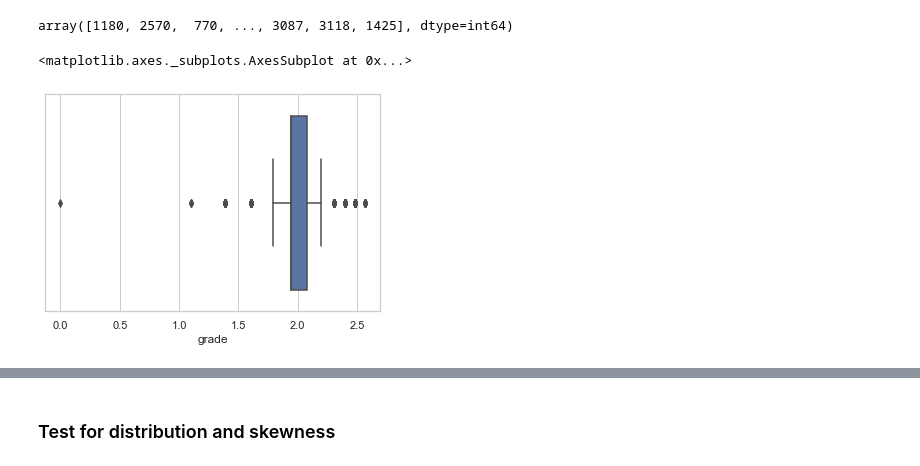
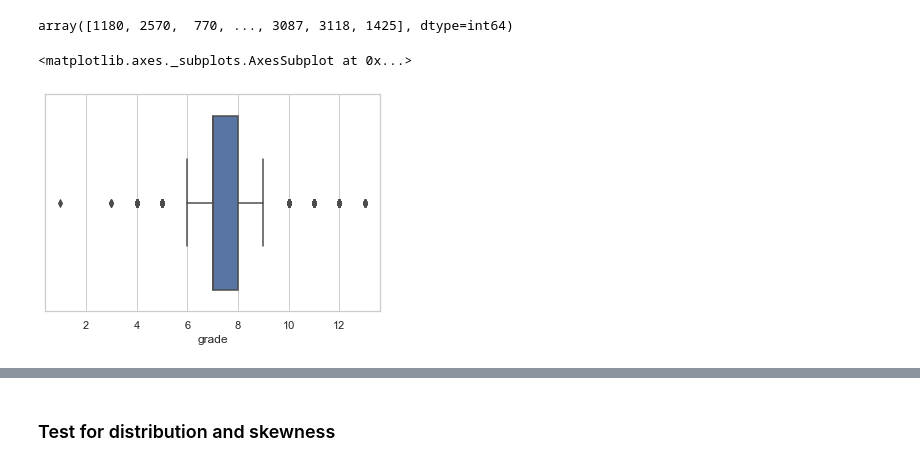
Before and after one commit to DennisNgugi/kc-house-prediction, a Jupyter notebook: KC house data.ipynb, the cells around one changed output, grey strips where cells are left out. Cells and saved outputs as stored; diff of their text form; code cells hidden in the pictures.

```diff
--- a/KC house data.ipynb
+++ b/KC house data.ipynb
@@ -178,7 +188,7 @@ df3.sqft_living.unique()
 # %% [output]
 array([1180, 2570,  770, ..., 3087, 3118, 1425], dtype=int64)
 # %%
-sns.boxplot(data=df3, x=np.log(df3['grade']))
+sns.boxplot(data=df3, x=df3['grade'])
 # %% [output]
 <matplotlib.axes._subplots.AxesSubplot at 0x...>
-[figure, old version]
+[figure, new version]
```
Also changed, not shown: parts of 17 cells of this notebook.
